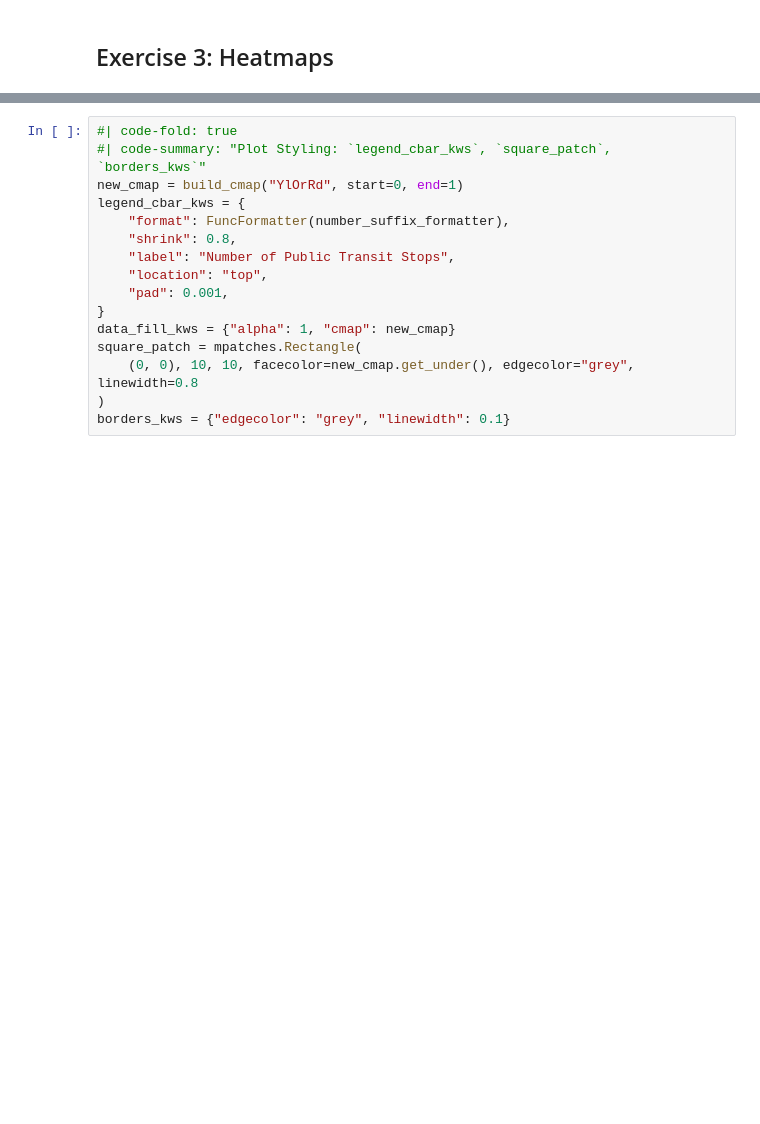
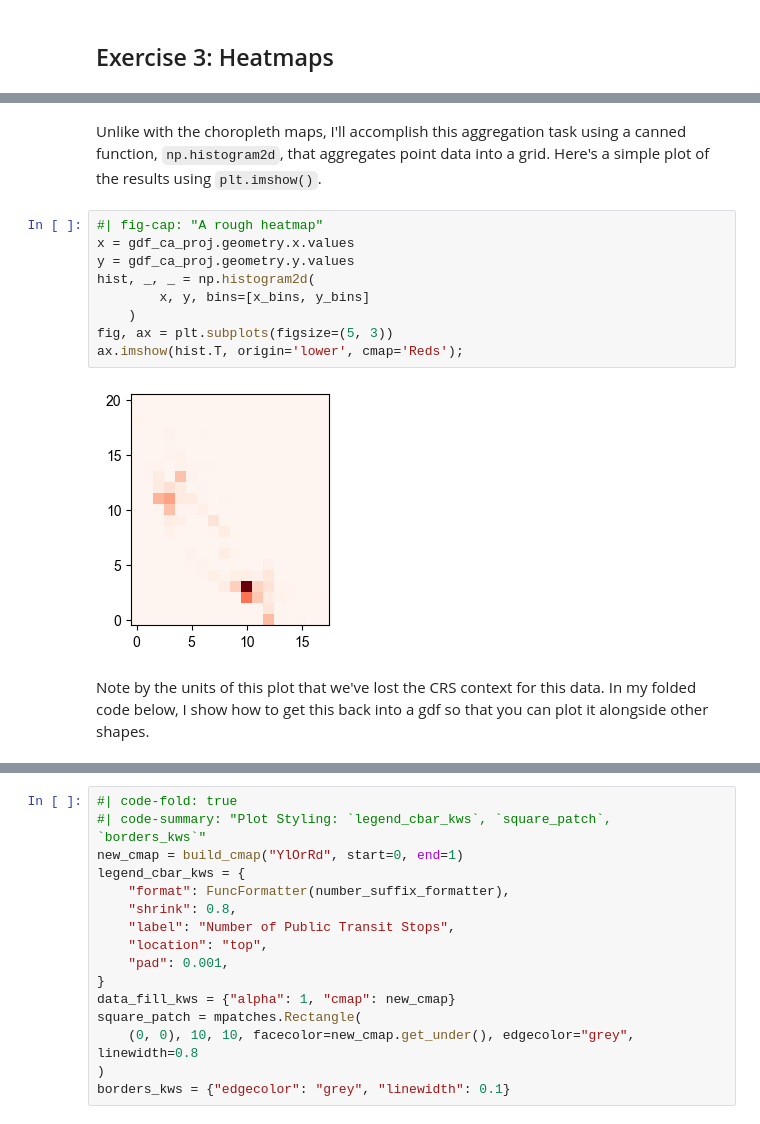
Before and after one commit to peter-amerkhanian/peter-amerkhanian.github.io, a Jupyter notebook: posts/geopandas_maps/index.ipynb, the cells around one changed output, grey strips where cells are left out. Drawn from its saved outputs; the diff is of its cells as text; blank space fills up the shorter version.

```diff
--- a/posts/geopandas_maps/index.ipynb
+++ b/posts/geopandas_maps/index.ipynb
@@ -724,3 +818,18 @@ This code is complex, but it's based around one function, `np.histogram2d`, whic
+# %% [markdown]
+Unlike with the choropleth maps, I'll accomplish this aggregation task using a canned function, `np.histogram2d`, that aggregates point data into a grid. Here's a simple plot of the results using `plt.imshow()`.
+# %%
+#| fig-cap: "A rough heatmap"
+x = gdf_ca_proj.geometry.x.values
+y = gdf_ca_proj.geometry.y.values
+hist, _, _ = np.histogram2d(
+        x, y, bins=[x_bins, y_bins]
+    )
+fig, ax = plt.subplots(figsize=(5, 3))
+ax.imshow(hist.T, origin='lower', cmap='Reds');
+# %% [output]
+[figure, added]
+# %% [markdown]
+Note by the units of this plot that we've lost the CRS context for this data. In my folded code below, I show how to get this back into a gdf so that you can plot it alongside other shapes.
 # %%
 #| code-fold: true
 #| code-summary: "Geospatial Histogram Functions: `histogram_to_geodataframe` and `geospatial_histogram`"
```
Also changed, not shown: parts of 58 cells of this notebook, 20 other files.
